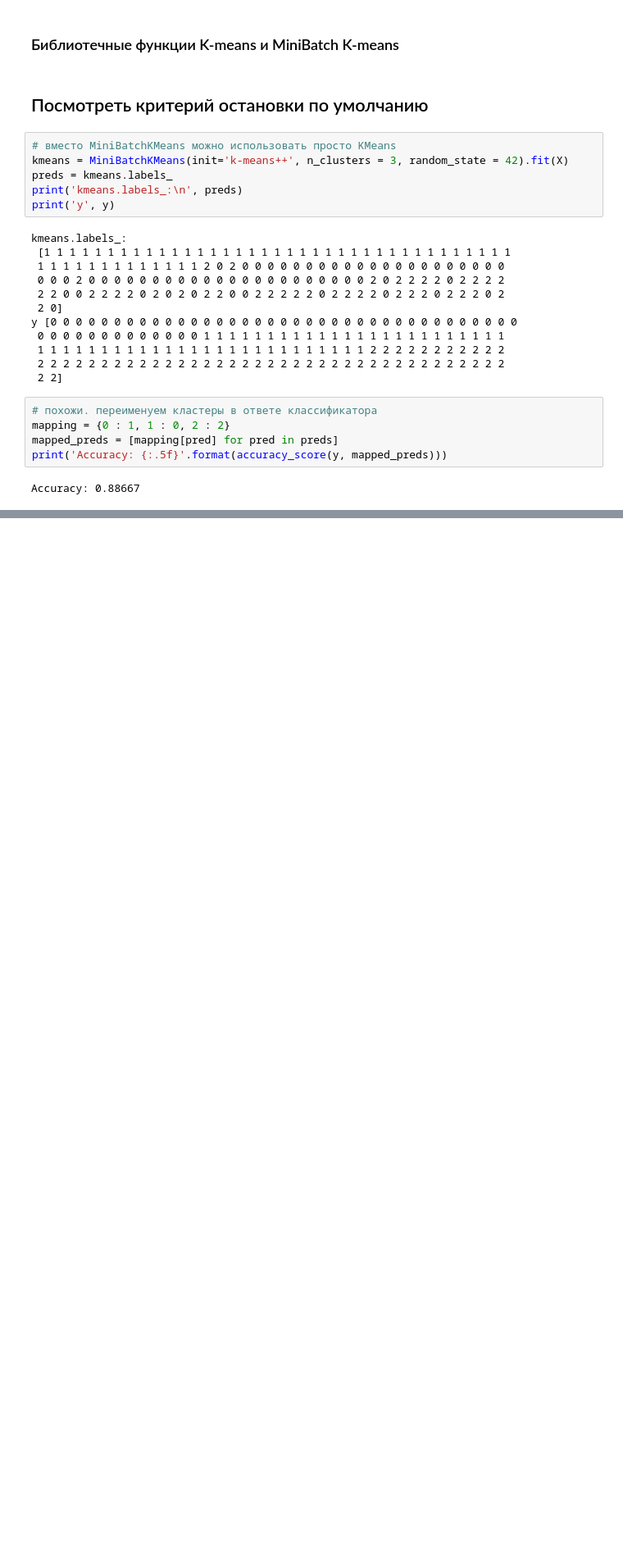
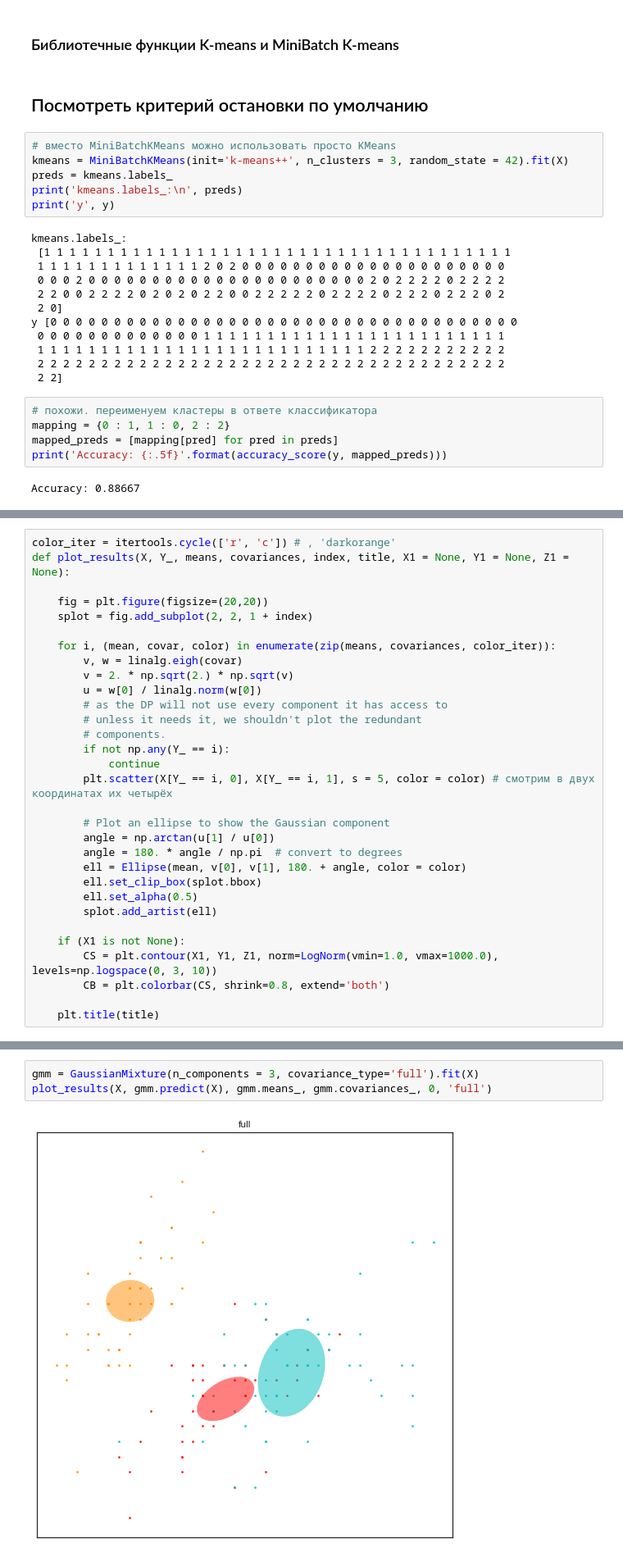
Before and after one commit to MyHomeOpera/clusters, a Jupyter notebook: Cluster.ipynb, the cells around one changed output, grey strips where cells are left out. Shown at 82% size. Cells and saved outputs as stored; diff of their text form; blank space fills up the shorter version.

```diff
--- a/Cluster.ipynb
+++ b/Cluster.ipynb
@@ -283,0 +350,31 @@ C:\Users\Дом
+# %%
+color_iter = itertools.cycle(['r', 'c']) # , 'darkorange'
+def plot_results(X, Y_, means, covariances, index, title, X1 = None, Y1 = None, Z1 = None):
+
+    fig = plt.figure(figsize=(20,20))
+    splot = fig.add_subplot(2, 2, 1 + index)
+
+    for i, (mean, covar, color) in enumerate(zip(means, covariances, color_iter)):
+        v, w = linalg.eigh(covar)
+        v = 2. * np.sqrt(2.) * np.sqrt(v)
+        u = w[0] / linalg.norm(w[0])
+        # as the DP will not use every component it has access to
+        # unless it needs it, we shouldn't plot the redundant
+        # components.
+        if not np.any(Y_ == i):
+            continue
+        plt.scatter(X[Y_ == i, 0], X[Y_ == i, 1], s = 5, color = color) # смотрим в двух координатах их четырёх
+
+        # Plot an ellipse to show the Gaussian component
+        angle = np.arctan(u[1] / u[0])
+        angle = 180. * angle / np.pi  # convert to degrees
+        ell = Ellipse(mean, v[0], v[1], 180. + angle, color = color)
+        ell.set_clip_box(splot.bbox)
+        ell.set_alpha(0.5)
+        splot.add_artist(ell)
+
+    if (X1 is not None):
+        CS = plt.contour(X1, Y1, Z1, norm=LogNorm(vmin=1.0, vmax=1000.0), levels=np.logspace(0, 3, 10))
+        CB = plt.colorbar(CS, shrink=0.8, extend='both')
+
+    plt.title(title)
@@ -283,0 +411,5 @@ C:\Users\Дом
+# %%
+gmm = GaussianMixture(n_components = 3, covariance_type='full').fit(X)
+plot_results(X, gmm.predict(X), gmm.means_, gmm.covariances_, 0, 'full')
+# %% [output]
+[figure, added]
```
Also changed, not shown: parts of 10 cells of this notebook, 1 other file.
